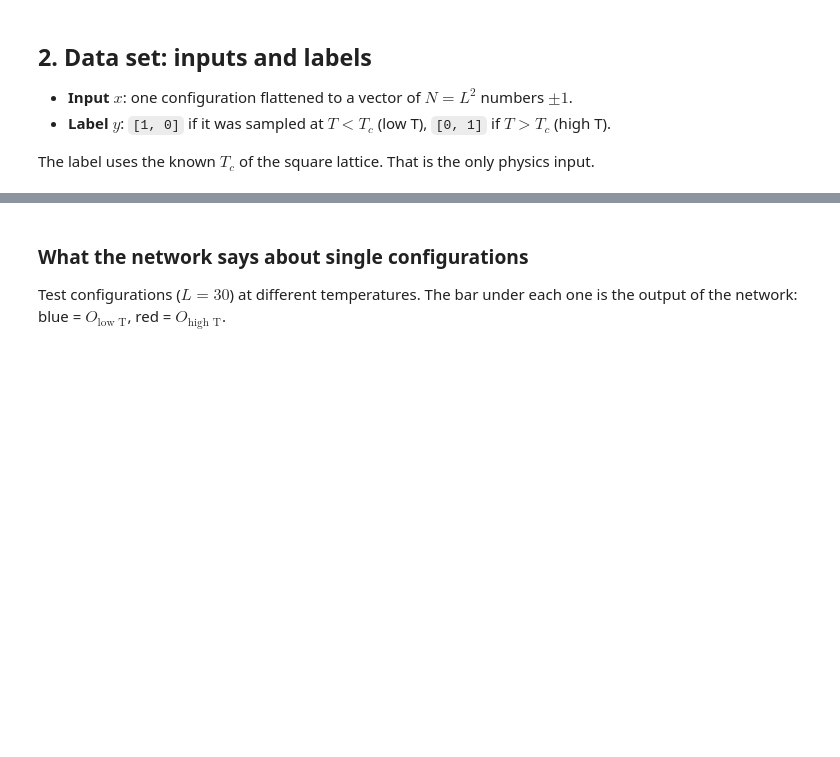
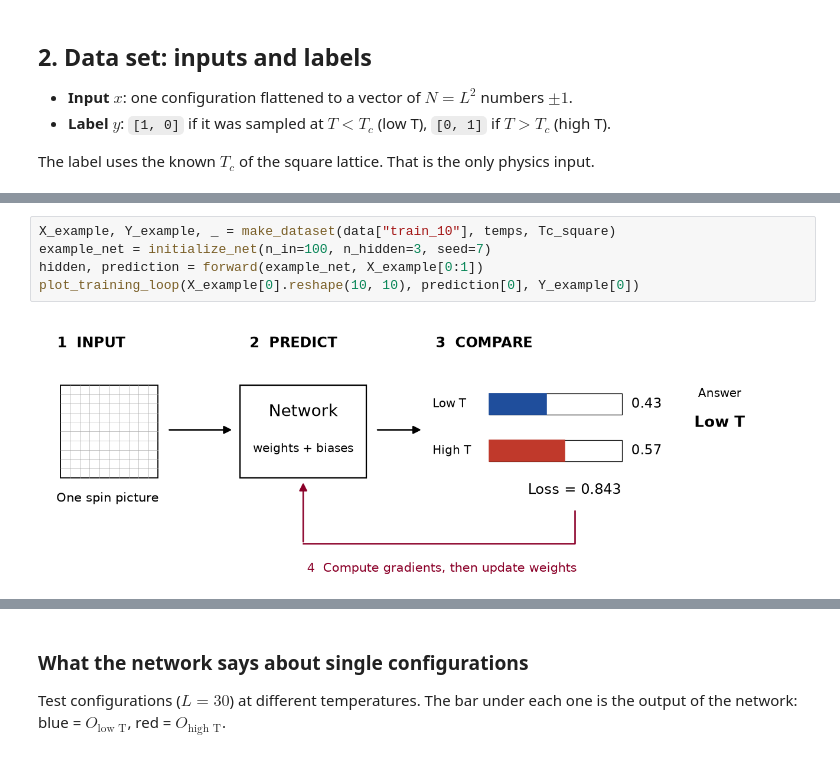
Before and after one commit to yw-choi/yw-choi.github.io, a Jupyter notebook: static/PHY4008/notebooks/07_ising_ml.ipynb, the cells around one changed output, grey strips where cells are left out. Cells and saved outputs as stored; diff of their text form; blank space fills up the shorter version.

Commit message:
PHY4008: explain Ising ML training with figures and equations

```diff
--- a/static/PHY4008/notebooks/07_ising_ml.ipynb
+++ b/static/PHY4008/notebooks/07_ising_ml.ipynb
@@ -323,0 +536,7 @@ L = 60: train accuracy 0.992, test accuracy 0.984   (5.4 s)
+# %%
+X_example, Y_example, _ = make_dataset(data["train_10"], temps, Tc_square)
+example_net = initialize_net(n_in=100, n_hidden=3, seed=7)
+hidden, prediction = forward(example_net, X_example[0:1])
+plot_training_loop(X_example[0].reshape(10, 10), prediction[0], Y_example[0])
+# %% [output]
+[figure, added]
```
Also changed, not shown: parts of 34 cells of this notebook, 2 other files.
